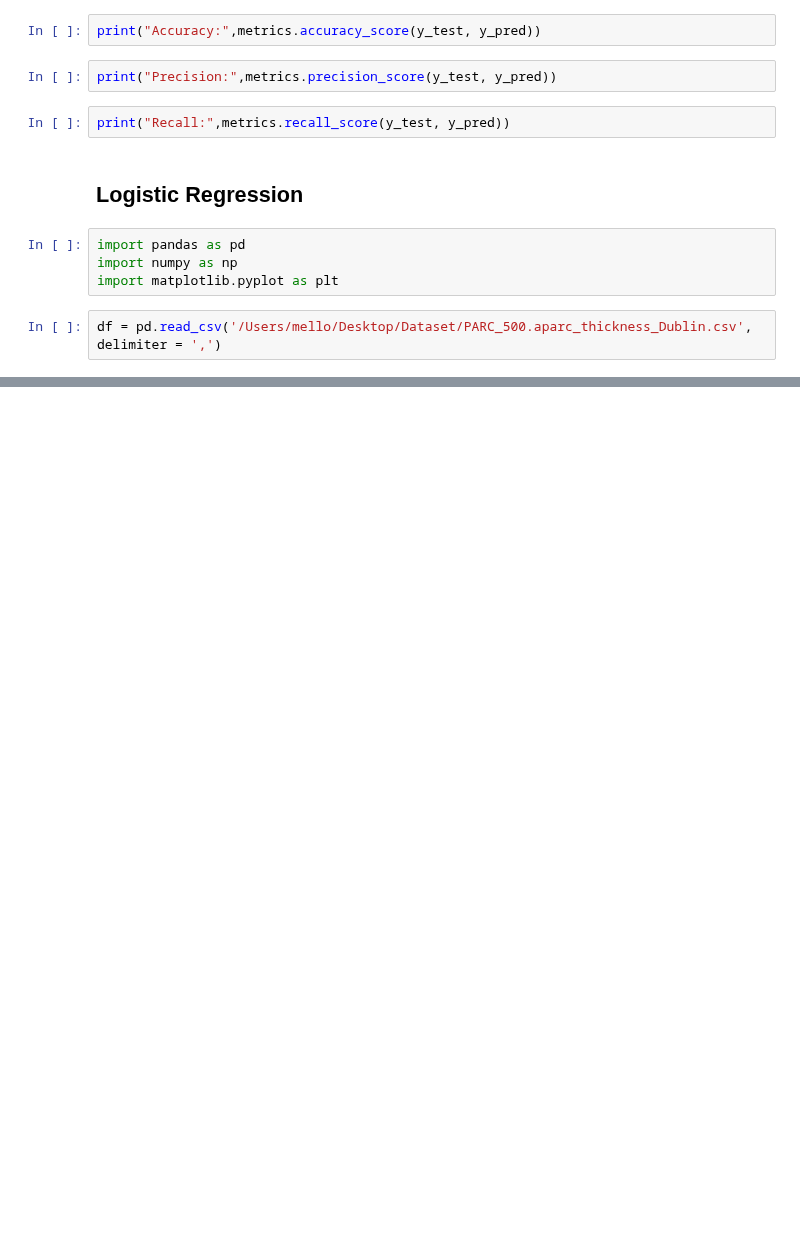
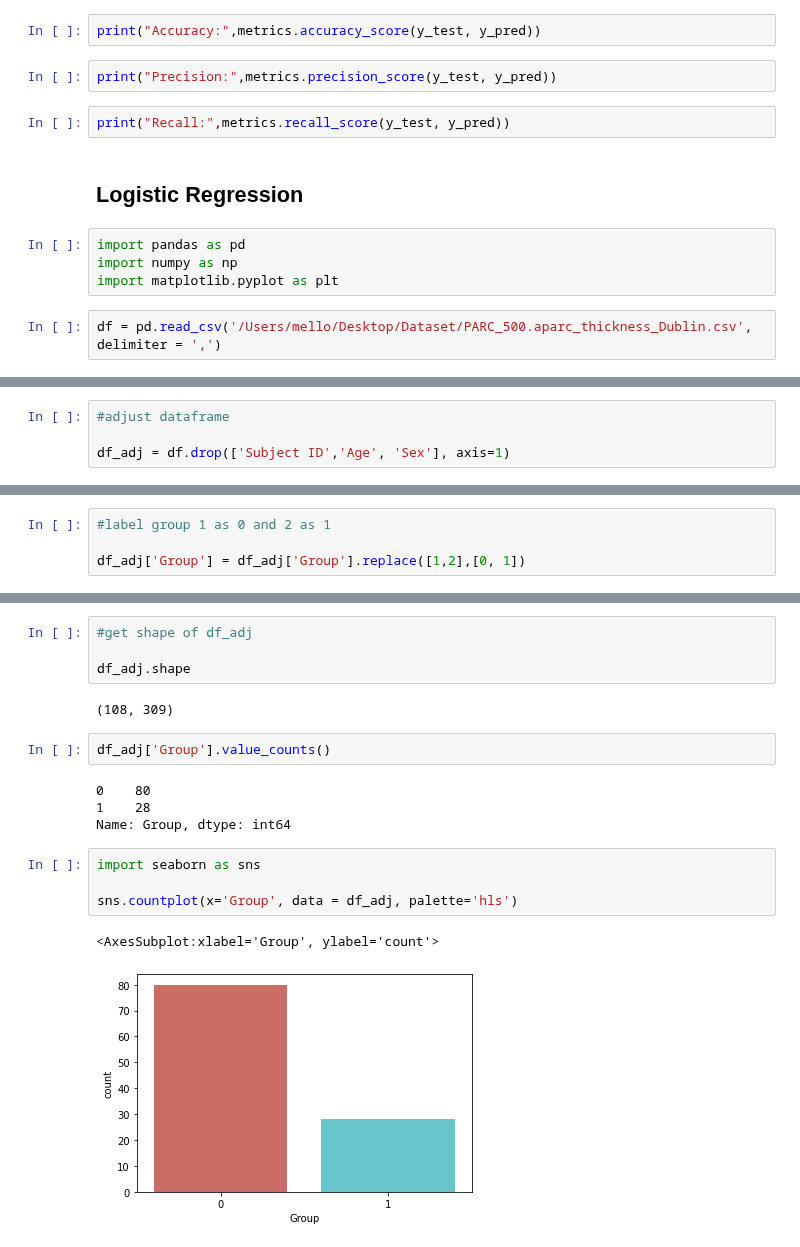
Before and after one commit to mello-y/MSc5_research_project, a Jupyter notebook: code/Data_analysis.ipynb, the cells around one changed output, grey strips where cells are left out. Saved outputs shown, nothing was run; the diff lists cells and outputs as text; blank space fills up the shorter version.

```diff
--- a/code/Data_analysis.ipynb
+++ b/code/Data_analysis.ipynb
@@ -125,0 +140,4 @@ df
+# %%
+#adjust dataframe
+
+df_adj = df.drop(['Subject ID','Age', 'Sex'], axis=1)
@@ -125,0 +160,4 @@ df
+# %%
+#label group 1 as 0 and 2 as 1
+
+df_adj['Group'] = df_adj['Group'].replace([1,2],[0, 1])
@@ -125,0 +180,19 @@ df
+# %%
+#get shape of df_adj
+
+df_adj.shape
+# %% [output]
+(108, 309)
+# %%
+df_adj['Group'].value_counts()
+# %% [output]
+0    80
+1    28
+Name: Group, dtype: int64
+# %%
+import seaborn as sns
+
+sns.countplot(x='Group', data = df_adj, palette='hls')
+# %% [output]
+<AxesSubplot:xlabel='Group', ylabel='count'>
+[figure, added]
```
Also changed, not shown: parts of 25 cells of this notebook.
